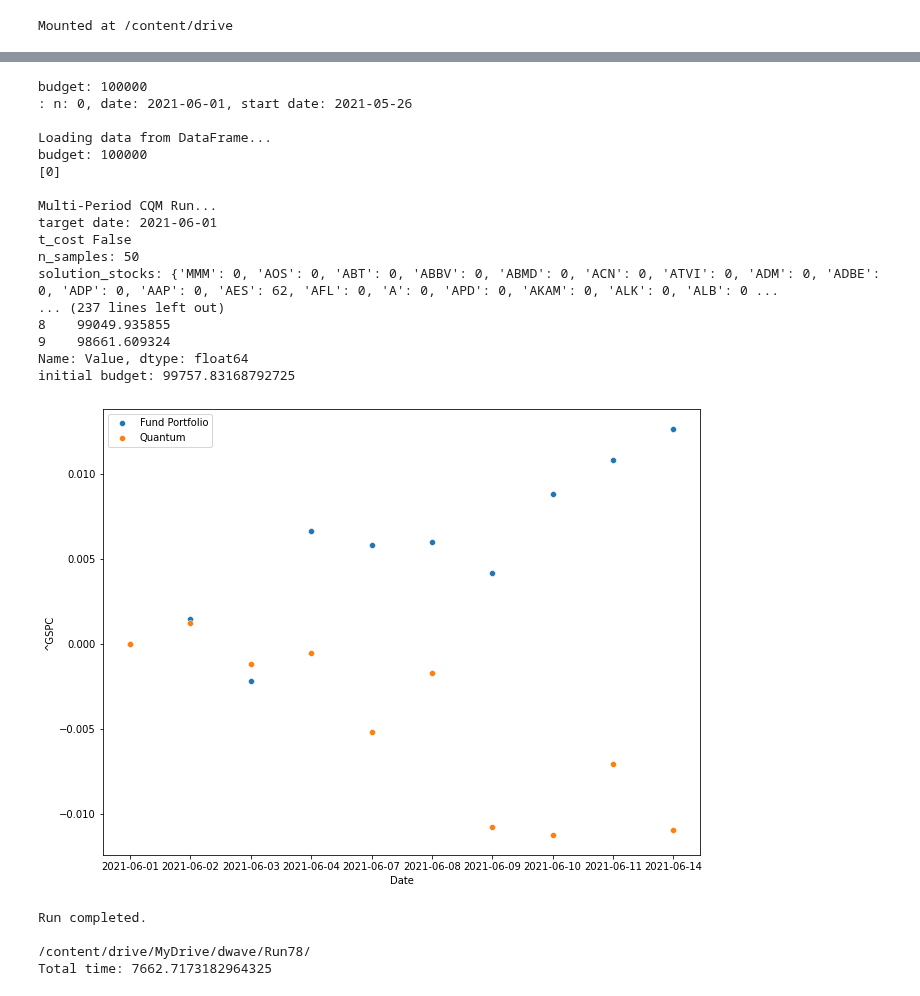
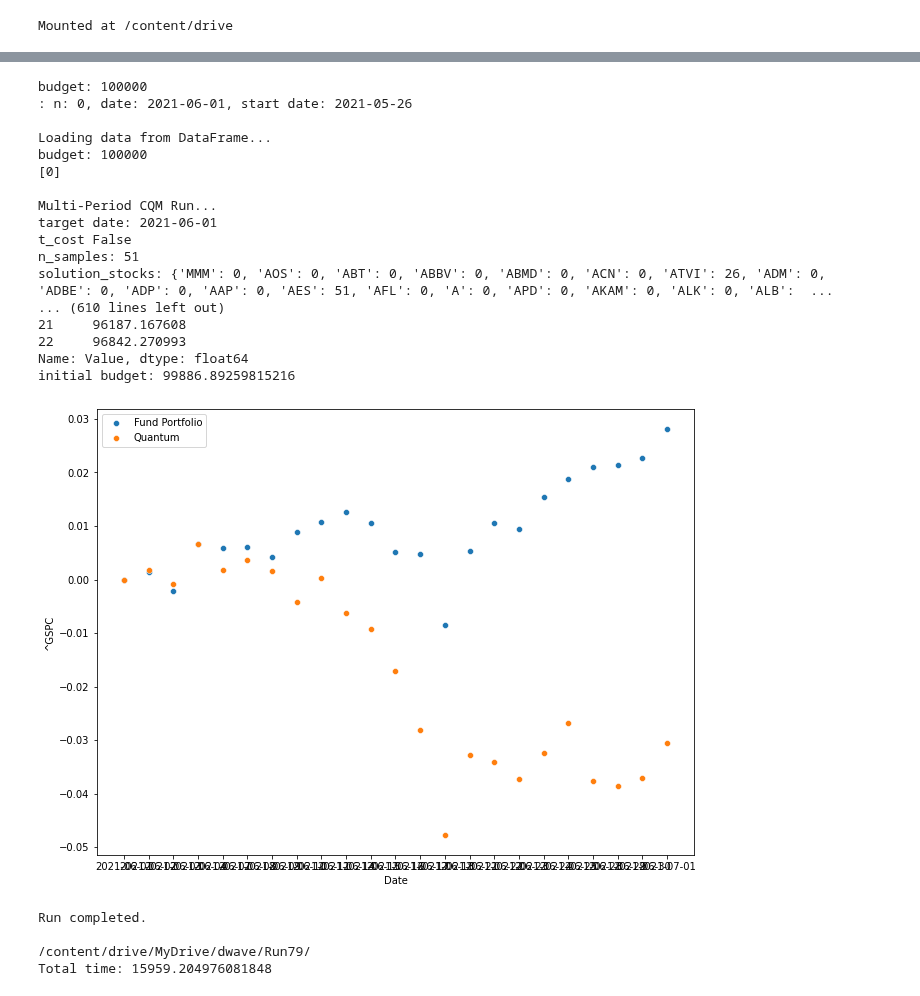
Before and after one commit to bvcmartins/dwaveDev, a Jupyter notebook: portfolioOptimization/solver.ipynb, the cells around one changed output, grey strips where cells are left out. Saved outputs shown, nothing was run; the diff lists cells and outputs as text; code cells hidden in the pictures.

```diff
--- a/portfolioOptimization/solver.ipynb
+++ b/portfolioOptimization/solver.ipynb
@@ -176,7 +176,7 @@ class SinglePeriod:
             self.stocks = self.df_all.columns.values.tolist()
             # print(f'stocks: {self.stocks}')
             # print(f'df_all shape:{self.df_all.shape}')
-            display(self.df_all.head())
+            # display(self.df_all.head())
             #self.daily_returns = self.df_all[list(self.stocks)].pct_change()
             #self.daily_returns = self.df_all[list(self.stocks)].pct_change().iloc[1:]
             #self.avg_daily_returns = self.df_all[list(self.stocks)].rolling(window=self.window_size).mean().dropna()
@@ -701,7 +701,7 @@ if __name__ == '__main__':
     with open(load_path+'config.txt', 'r') as conf:
         cred = conf.readline().strip()
     cfg = {'stocks': None,
-           'dates': ["2021-06-01", "2021-06-14"],
+           'dates': ["2021-06-01", "2021-07-01"],
             'budget': 100000,
             'bin_size': '',
             'gamma': '',
@@ -716,7 +716,7 @@ if __name__ == '__main__':
             'verbose': False,
             'num': 0,
             't_cost': 0.0,
-            'label': 'Run78',
+            'label': 'Run79',
             'init_holdings': None,
             'window_size': 5,
             'calculation_type': 'daily',
@@ -745,22 +745,22 @@ Loading live data from the web from Yahoo! finance from 2021-05-26 00:00:00 to 2
 budget: 100000
 : n: 0, date: 2021-06-01, start date: 2021-05-26
 
 Loading data from DataFrame...
 budget: 100000
 [0]
 
 Multi-Period CQM Run...
 target date: 2021-06-01
 t_cost False
-n_samples: 50
-solution_stocks: {'MMM': 0, 'AOS': 0, 'ABT': 0, 'ABBV': 0, 'ABMD': 0, 'ACN': 0, 'ATVI': 0, 'ADM': 0, 'ADBE': 0, 'ADP': 0, 'AAP': 0, 'AES': 62, 'AFL': 0, 'A': 0, 'APD': 0, 'AKAM': 0, 'ALK': 0, 'ALB': 0 ...
-... (237 lines left out)
-8    99049.935855
-9    98661.609324
+n_samples: 51
+solution_stocks: {'MMM': 0, 'AOS': 0, 'ABT': 0, 'ABBV': 0, 'ABMD': 0, 'ACN': 0, 'ATVI': 26, 'ADM': 0, 'ADBE': 0, 'ADP': 0, 'AAP': 0, 'AES': 51, 'AFL': 0, 'A': 0, 'APD': 0, 'AKAM': 0, 'ALK': 0, 'ALB':  ...
+... (610 lines left out)
+21     96187.167608
+22     96842.270993
 Name: Value, dtype: float64
-initial budget: 99757.83168792725
+initial budget: 99886.89259815216
-[figure, old version]
+[figure, new version]
 Run completed.
 
-/content/drive/MyDrive/dwave/Run78/
-Total time: 7662.7173182964325
+/content/drive/MyDrive/dwave/Run79/
+Total time: 15959.204976081848
```
Also changed, not shown: parts of 2 cells of this notebook.
